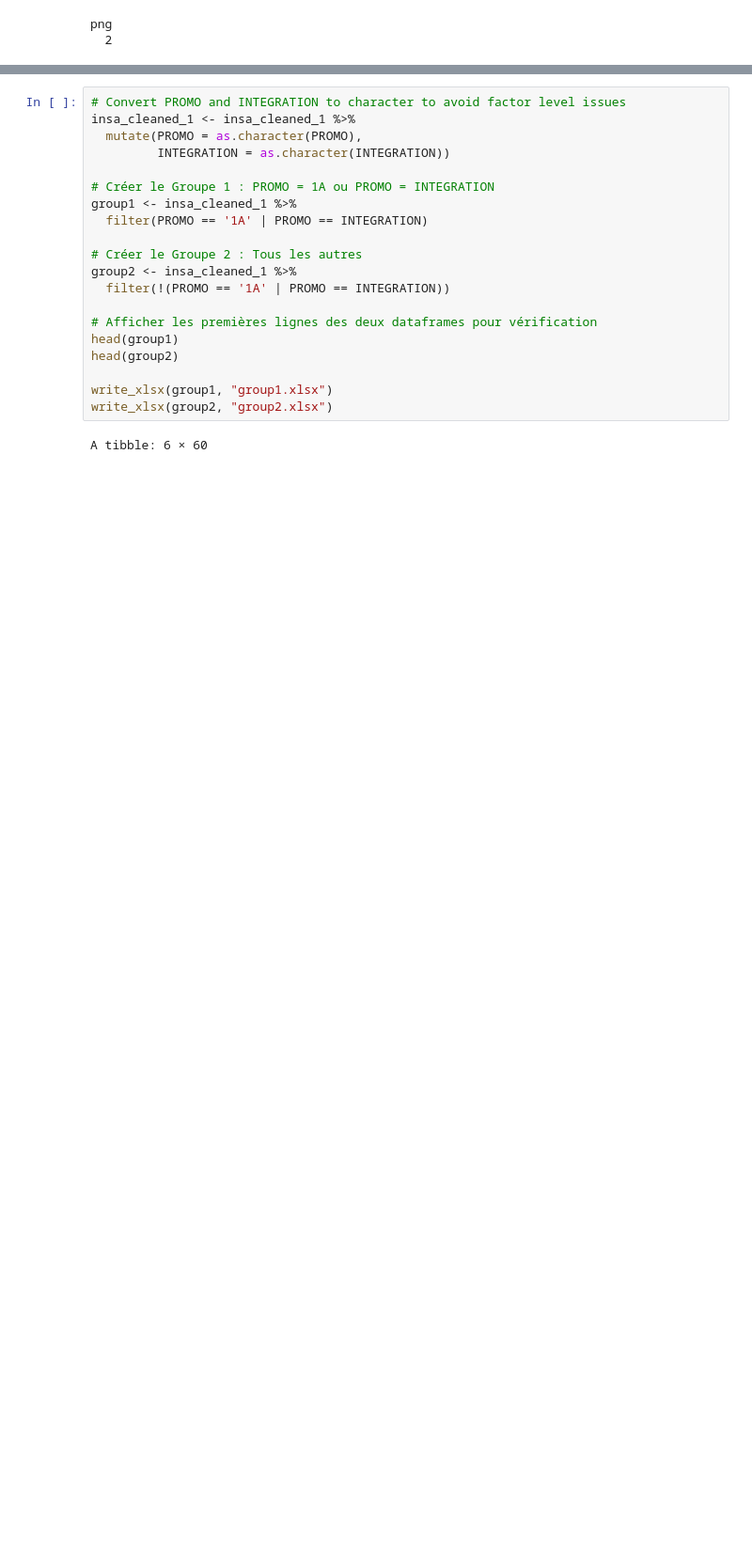
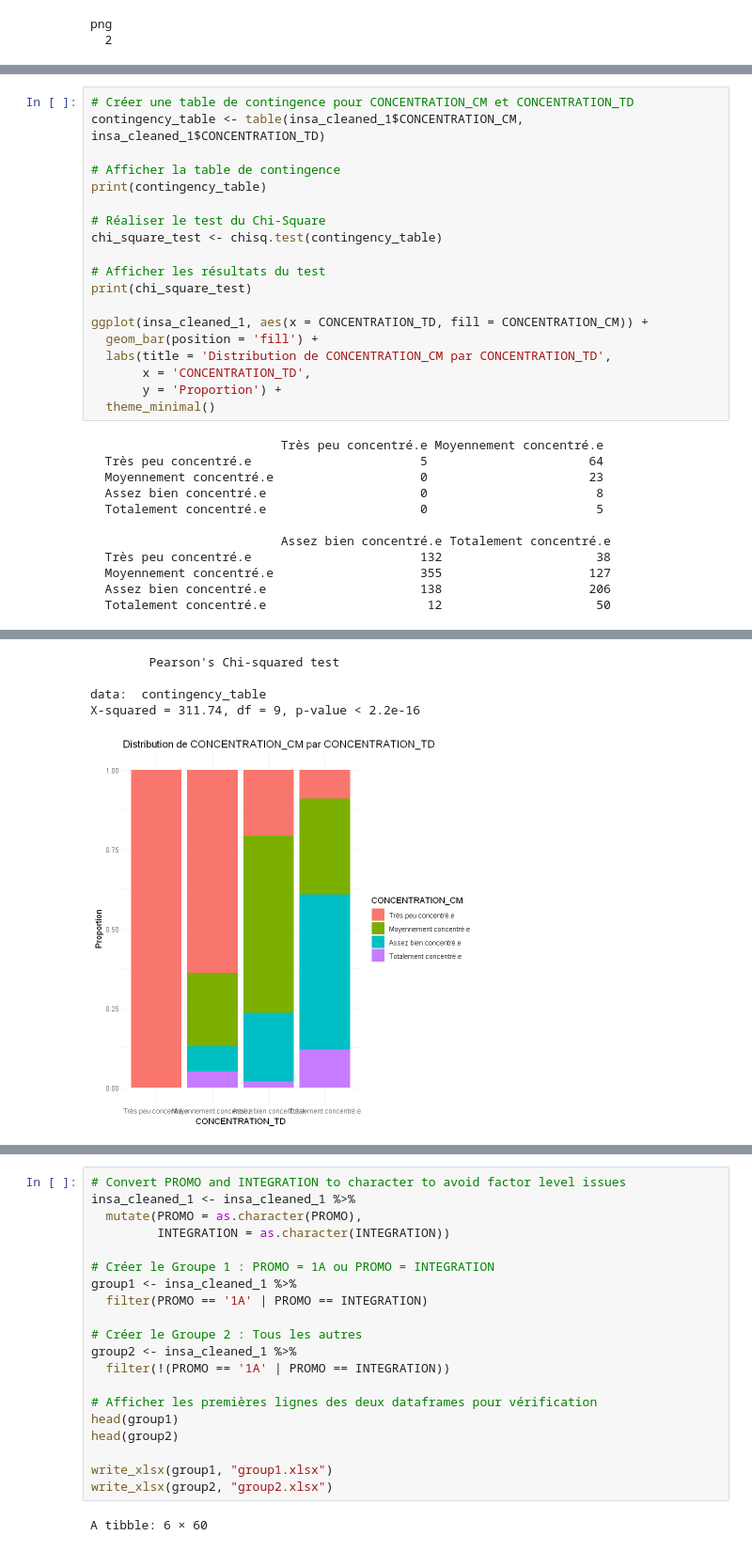
Before and after one commit to NaUl51/Stage_4A_Analyse-d-indicateurs-sur-la-vie-scolaire-et-extra-scolaire-des-l-ves-de-l-INSA-Toulouse-, a Jupyter notebook: Code_Luan_R.ipynb, the cells around one changed output, grey strips where cells are left out. Shown: that part at 94% size. Cells and saved outputs as stored; diff of their text form; blank space fills up the shorter version.

```diff
--- a/Code_Luan_R.ipynb
+++ b/Code_Luan_R.ipynb
@@ -334,0 +720,31 @@ png
+# %%
+# Créer une table de contingence pour CONCENTRATION_CM et CONCENTRATION_TD
+contingency_table <- table(insa_cleaned_1$CONCENTRATION_CM, insa_cleaned_1$CONCENTRATION_TD)
+
+# Afficher la table de contingence
+print(contingency_table)
+
+# Réaliser le test du Chi-Square
+chi_square_test <- chisq.test(contingency_table)
+
+# Afficher les résultats du test
+print(chi_square_test)
+
+ggplot(insa_cleaned_1, aes(x = CONCENTRATION_TD, fill = CONCENTRATION_CM)) +
+  geom_bar(position = 'fill') +
+  labs(title = 'Distribution de CONCENTRATION_CM par CONCENTRATION_TD',
+       x = 'CONCENTRATION_TD',
+       y = 'Proportion') +
+  theme_minimal()
+# %% [output]
+                          Très peu concentré.e Moyennement concentré.e
+  Très peu concentré.e                       5                      64
+  Moyennement concentré.e                    0                      23
+  Assez bien concentré.e                     0                       8
+  Totalement concentré.e                     0                       5
+
+                          Assez bien concentré.e Totalement concentré.e
+  Très peu concentré.e                       132                     38
+  Moyennement concentré.e                    355                    127
+  Assez bien concentré.e                     138                    206
+  Totalement concentré.e                      12                     50
@@ -334,0 +753,5 @@ png
+        Pearson's Chi-squared test
+
+data:  contingency_table
+X-squared = 311.74, df = 9, p-value < 2.2e-16
+[figure, added]
```
Also changed, not shown: parts of 91 cells of this notebook, 11 other files.
